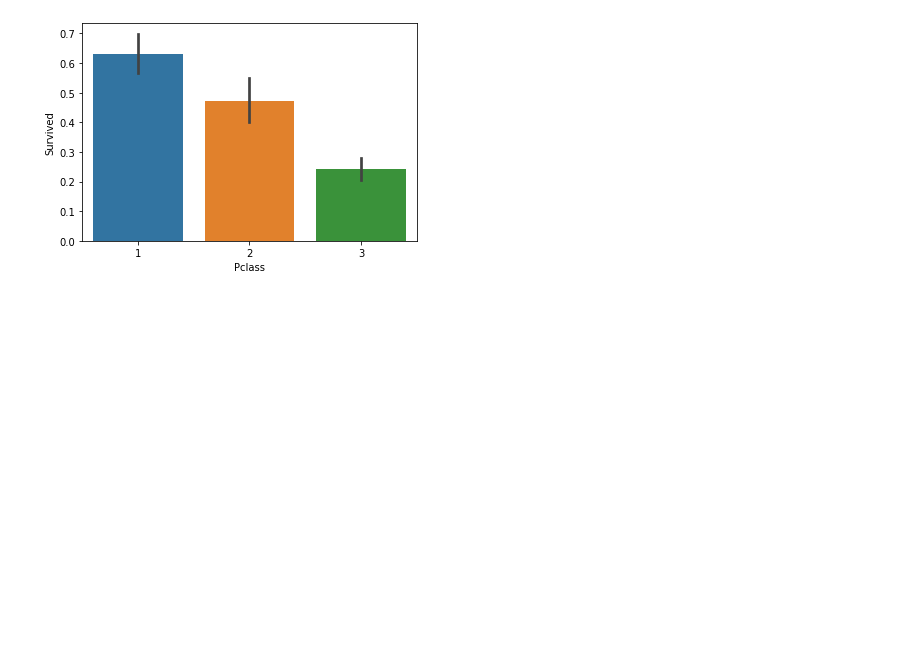
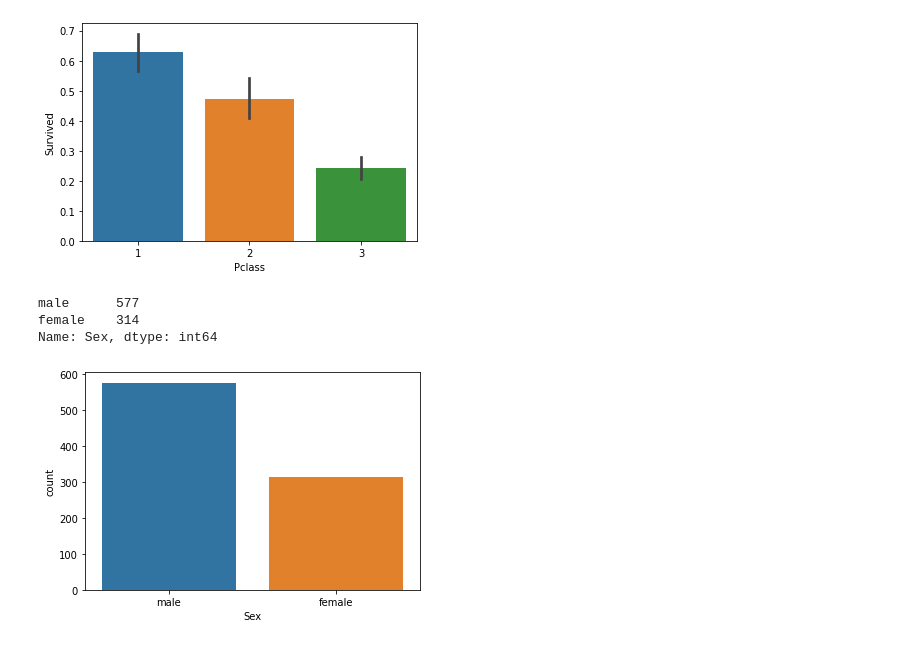
Before and after one commit to jerriljacob369/Introduction-to-Python, a Jupyter notebook: Untitled8.ipynb, the cells around one changed output. Drawn from its saved outputs; the diff is of its cells as text; code cells hidden in the pictures; blank space fills up the shorter version.

```diff
--- a/Untitled8.ipynb
+++ b/Untitled8.ipynb
@@ -112,0 +116,8 @@ dataset.groupby('Pclass',as_index=False).Survived.mean()
+# %%
+sns.countplot('Sex',data=dataset)
+dataset['Sex'].value_counts()
+# %% [output]
+male      577
+female    314
+Name: Sex, dtype: int64
+[figure, added]
```
Also changed, not shown: parts of 13 cells of this notebook.
